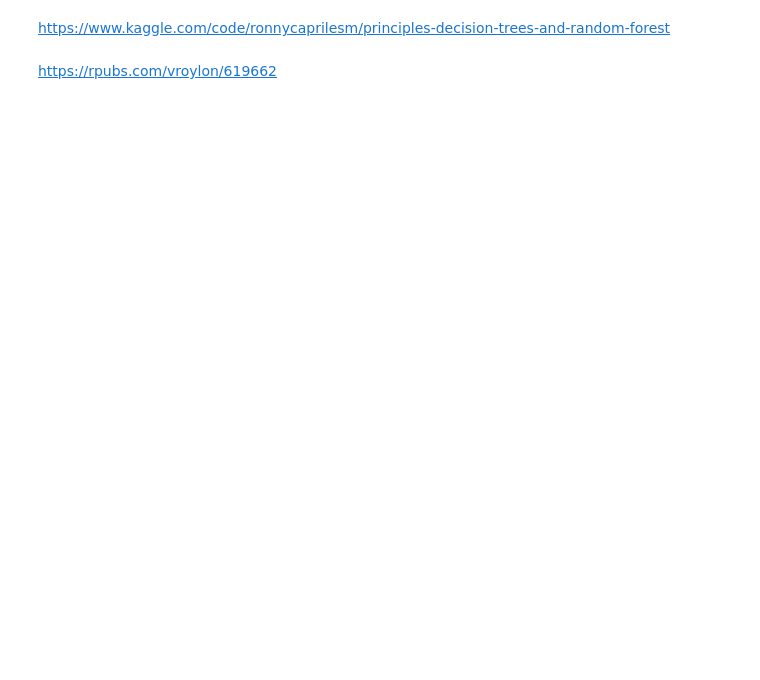
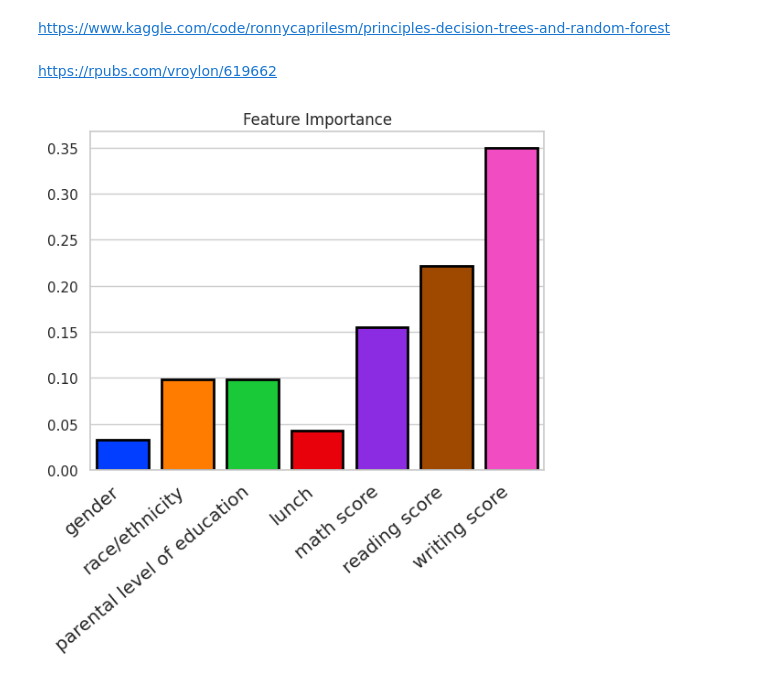
Before and after one commit to fishitmo/Machine-Learning-and-Data-Science-Projects, a Jupyter notebook: Students_Performance_in_Exams.ipynb, the cells around one changed output. Saved outputs shown, nothing was run; the diff lists cells and outputs as text; code cells hidden in the pictures; blank space fills up the shorter version.

```diff
--- a/Students_Performance_in_Exams.ipynb
+++ b/Students_Performance_in_Exams.ipynb
@@ -248,3 +248,16 @@ Test accuracy: 0.5764
 https://www.kaggle.com/code/ronnycaprilesm/principles-decision-trees-and-random-forest
 # %% [markdown]
 https://rpubs.com/vroylon/619662
+# %%
+import seaborn as sns
+
+importances = tree.feature_importances_
+columns = X.columns
+df_plot = pd.DataFrame(np.array([importances]), columns= columns)
+
+sns.barplot(data= df_plot, palette= 'bright', saturation= 2.0, edgecolor= 'black', linewidth= 2)
+plt.xticks(rotation= 40, horizontalalignment= 'right', fontweight= 'light', fontsize= 'large')
+plt.title('Feature Importance')
+plt.show()
+# %% [output]
+[figure, added]
```
Also changed, not shown: parts of 3 cells of this notebook.
